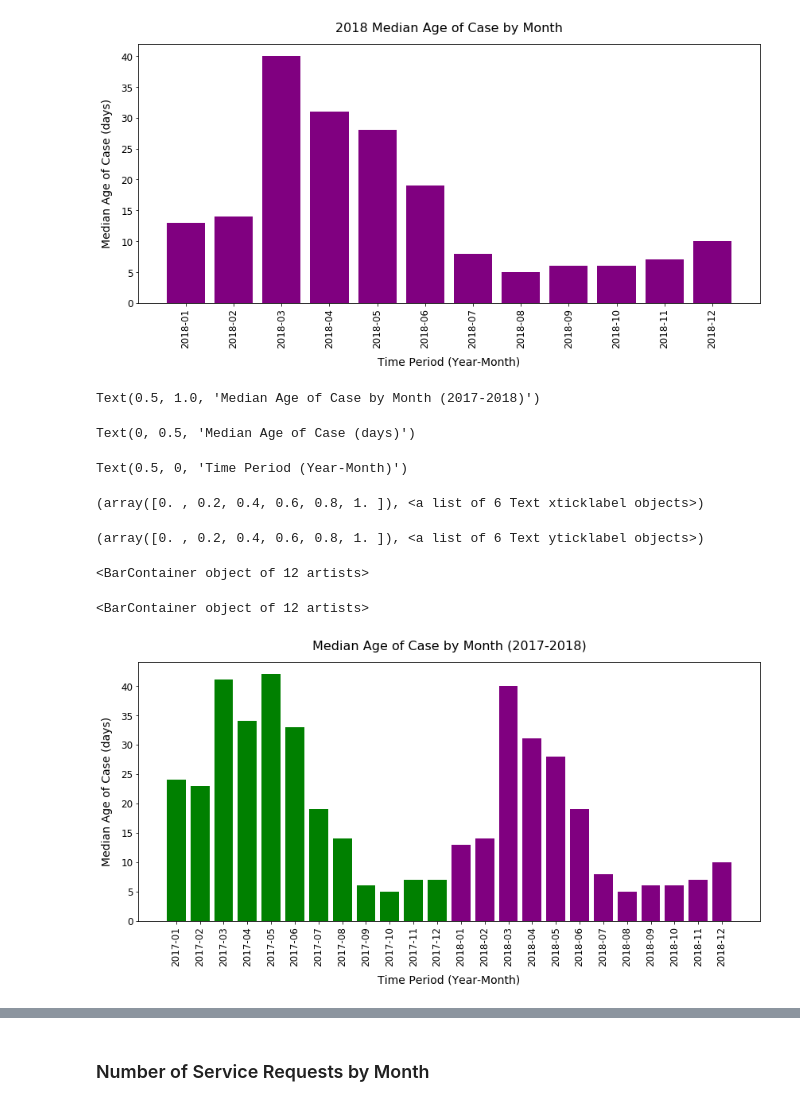
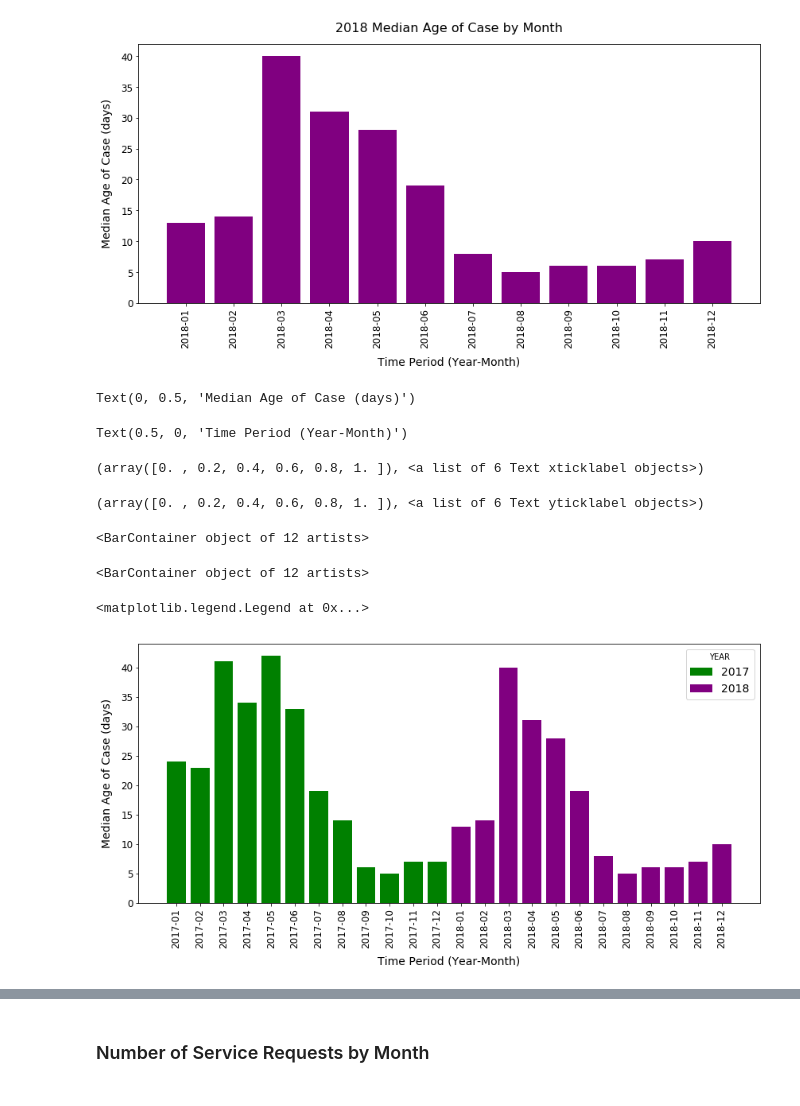
Before and after one commit to lidiomarx/SD-Potholes, a Jupyter notebook: jmc39/potholes_time_period_jmc39.ipynb, the cells around one changed output, grey strips where cells are left out. Saved outputs shown, nothing was run; the diff lists cells and outputs as text; code cells hidden in the pictures.

Commit message:
final jmc39 jupyter notebooks & graphs

```diff
--- a/jmc39/potholes_time_period_jmc39.ipynb
+++ b/jmc39/potholes_time_period_jmc39.ipynb
@@ -194,23 +252,25 @@ Text(0.5, 0, 'Time Period (Year-Month)')
 # %%
 # Plot Median Age of Case (AOC) by Month
 fig = plt.subplots(figsize=(14,6))
-plt.title("Median Age of Case by Month (2017-2018)", fontsize=16, pad=15)
+# plt.title("Median Age of Case by Month (2017-2018)", fontsize=16, pad=15)
+year = ['2017','2018']
 plt.ylabel("Median Age of Case (days)", fontsize=14, labelpad=10)
 plt.xlabel("Time Period (Year-Month)", fontsize=14, labelpad=10)
 plt.xticks(rotation=90, fontsize=12)
 plt.yticks(fontsize=12)
 plt.bar(x17_aoc,y17_aoc, color="green")
 plt.bar(x18_aoc,y18_aoc, color="purple")
+plt.legend(year, title="YEAR", fontsize=14)
 plt.savefig('images/age_of_case_20172018.png', bbox_inches='tight', pad_inches=0.39)
 # %% [output]
-Text(0.5, 1.0, 'Median Age of Case by Month (2017-2018)')
+Text(0, 0.5, 'Median Age of Case (days)')
-Text(0, 0.5, 'Median Age of Case (days)')
+Text(0.5, 0, 'Time Period (Year-Month)')
-Text(0.5, 0, 'Time Period (Year-Month)')
+(array([0. , 0.2, 0.4, 0.6, 0.8, 1. ]), <a list of 6 Text xticklabel objects>)
-(array([0. , 0.2, 0.4, 0.6, 0.8, 1. ]), <a list of 6 Text xticklabel objects>)
+(array([0. , 0.2, 0.4, 0.6, 0.8, 1. ]), <a list of 6 Text yticklabel objects>)
-(array([0. , 0.2, 0.4, 0.6, 0.8, 1. ]), <a list of 6 Text yticklabel objects>)
+<BarContainer object of 12 artists>
 <BarContainer object of 12 artists>
-<BarContainer object of 12 artists>
+<matplotlib.legend.Legend at 0x...>
-[figure, old version]
+[figure, new version]
 # %%
 # Plot Median Age of Case (AOC) by Month multi-year
 months = 12
```
Also changed, not shown: parts of 8 cells of this notebook, 6 other files.
